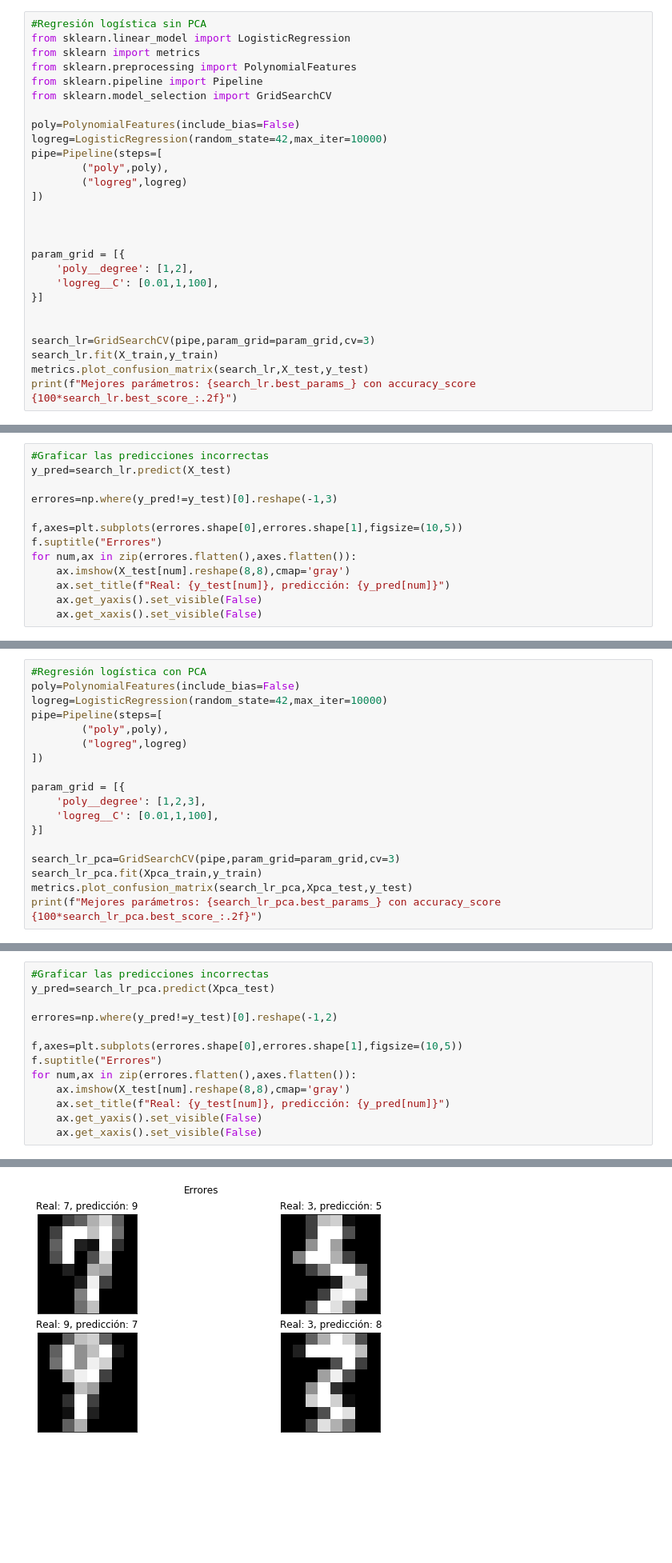
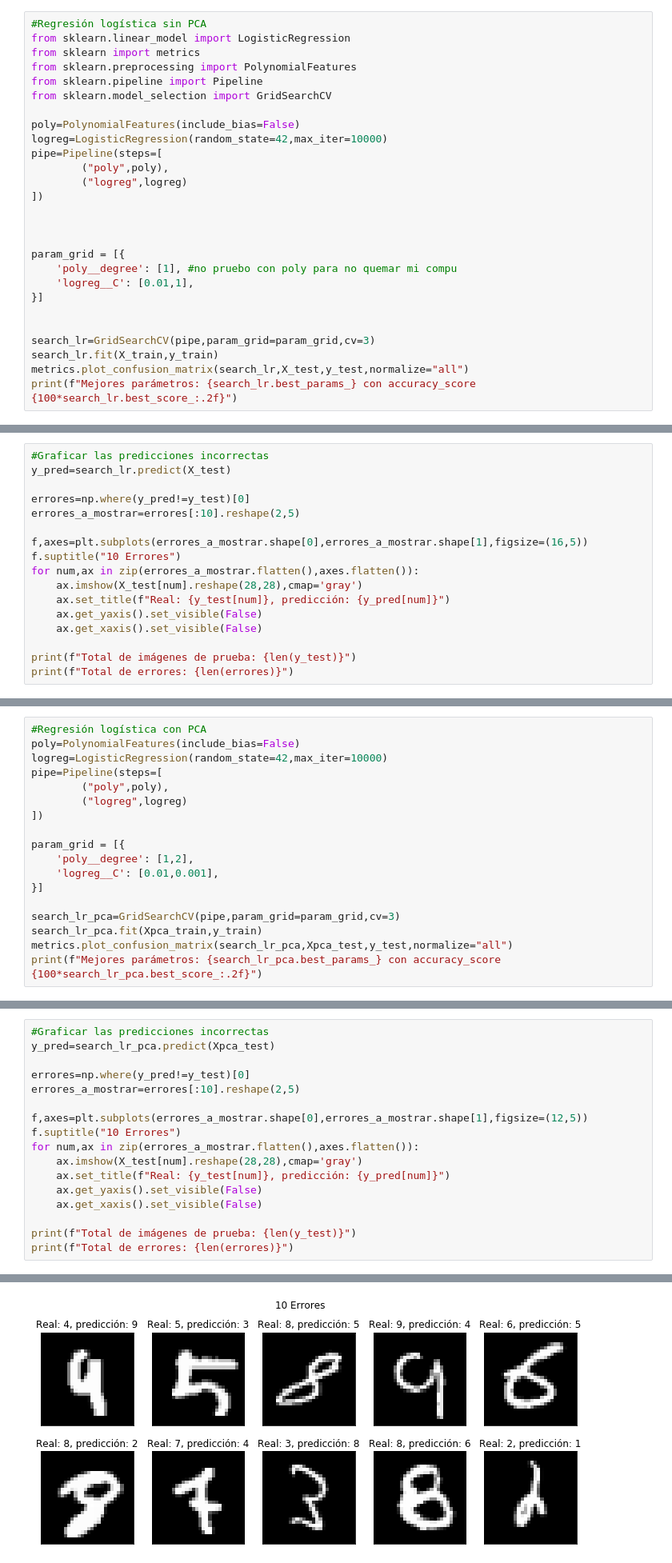
Before and after one commit to cazdlt/MLPython, a Jupyter notebook: clasificadores.ipynb, the cells around one changed output, grey strips where cells are left out. Shown at 80% size. Drawn from its saved outputs; the diff is of its cells as text; blank space fills up the shorter version.

```diff
--- a/clasificadores.ipynb
+++ b/clasificadores.ipynb
@@ -173,13 +173,13 @@ pipe=Pipeline(steps=[
 
 
 param_grid = [{
-    'poly__degree': [1,2],
-    'logreg__C': [0.01,1,100],
+    'poly__degree': [1], #no pruebo con poly para no quemar mi compu
+    'logreg__C': [0.01,1],
 }]
 
 
 search_lr=GridSearchCV(pipe,param_grid=param_grid,cv=3)
 search_lr.fit(X_train,y_train)
-metrics.plot_confusion_matrix(search_lr,X_test,y_test)
+metrics.plot_confusion_matrix(search_lr,X_test,y_test,normalize="all")
 print(f"Mejores parámetros: {search_lr.best_params_} con accuracy_score {100*search_lr.best_score_:.2f}")
 # %% [output]
@@ -189,13 +189,17 @@ Mejores parámetros: {'logreg__C': 0.01, 'poly__degree': 2} con accuracy_score 9
 #Graficar las predicciones incorrectas
 y_pred=search_lr.predict(X_test)
 
-errores=np.where(y_pred!=y_test)[0].reshape(-1,3)
+errores=np.where(y_pred!=y_test)[0]
+errores_a_mostrar=errores[:10].reshape(2,5)
 
-f,axes=plt.subplots(errores.shape[0],errores.shape[1],figsize=(10,5))
-f.suptitle("Errores")
-for num,ax in zip(errores.flatten(),axes.flatten()):
-    ax.imshow(X_test[num].reshape(8,8),cmap='gray')
+f,axes=plt.subplots(errores_a_mostrar.shape[0],errores_a_mostrar.shape[1],figsize=(16,5))
+f.suptitle("10 Errores")
+for num,ax in zip(errores_a_mostrar.flatten(),axes.flatten()):
+    ax.imshow(X_test[num].reshape(28,28),cmap='gray')
     ax.set_title(f"Real: {y_test[num]}, predicción: {y_pred[num]}")
     ax.get_yaxis().set_visible(False)
     ax.get_xaxis().set_visible(False)
+
+print(f"Total de imágenes de prueba: {len(y_test)}")
+print(f"Total de errores: {len(errores)}")
 # %% [output]
@@ -210,12 +216,12 @@ pipe=Pipeline(steps=[
 ])
 
 param_grid = [{
-    'poly__degree': [1,2,3],
-    'logreg__C': [0.01,1,100],
+    'poly__degree': [1,2],
+    'logreg__C': [0.01,0.001],
 }]
 
 search_lr_pca=GridSearchCV(pipe,param_grid=param_grid,cv=3)
 search_lr_pca.fit(Xpca_train,y_train)
-metrics.plot_confusion_matrix(search_lr_pca,Xpca_test,y_test)
+metrics.plot_confusion_matrix(search_lr_pca,Xpca_test,y_test,normalize="all")
 print(f"Mejores parámetros: {search_lr_pca.best_params_} con accuracy_score {100*search_lr_pca.best_score_:.2f}")
 # %% [output]
@@ -225,13 +231,17 @@ Mejores parámetros: {'logreg__C': 0.01, 'poly__degree': 3} con accuracy_score 9
 #Graficar las predicciones incorrectas
 y_pred=search_lr_pca.predict(Xpca_test)
 
-errores=np.where(y_pred!=y_test)[0].reshape(-1,2)
+errores=np.where(y_pred!=y_test)[0]
+errores_a_mostrar=errores[:10].reshape(2,5)
 
-f,axes=plt.subplots(errores.shape[0],errores.shape[1],figsize=(10,5))
-f.suptitle("Errores")
-for num,ax in zip(errores.flatten(),axes.flatten()):
-    ax.imshow(X_test[num].reshape(8,8),cmap='gray')
+f,axes=plt.subplots(errores_a_mostrar.shape[0],errores_a_mostrar.shape[1],figsize=(12,5))
+f.suptitle("10 Errores")
+for num,ax in zip(errores_a_mostrar.flatten(),axes.flatten()):
+    ax.imshow(X_test[num].reshape(28,28),cmap='gray')
     ax.set_title(f"Real: {y_test[num]}, predicción: {y_pred[num]}")
     ax.get_yaxis().set_visible(False)
     ax.get_xaxis().set_visible(False)
+
+print(f"Total de imágenes de prueba: {len(y_test)}")
+print(f"Total de errores: {len(errores)}")
 # %% [output]
@@ -238 +250 @@ for num,ax in zip(errores.flatten(),axes.flatten()):
-[figure, old version]
+[figure, new version]
```
Also changed, not shown: parts of 4 cells of this notebook.
